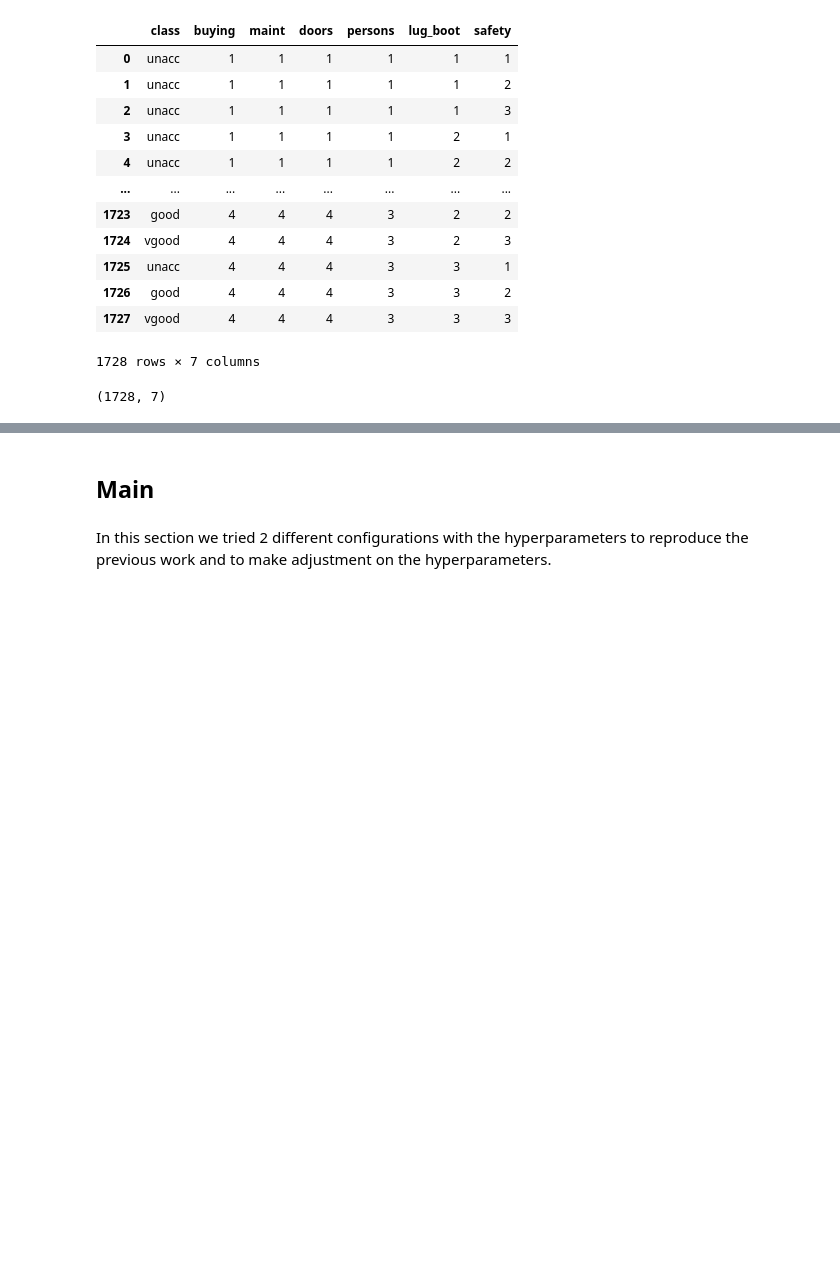
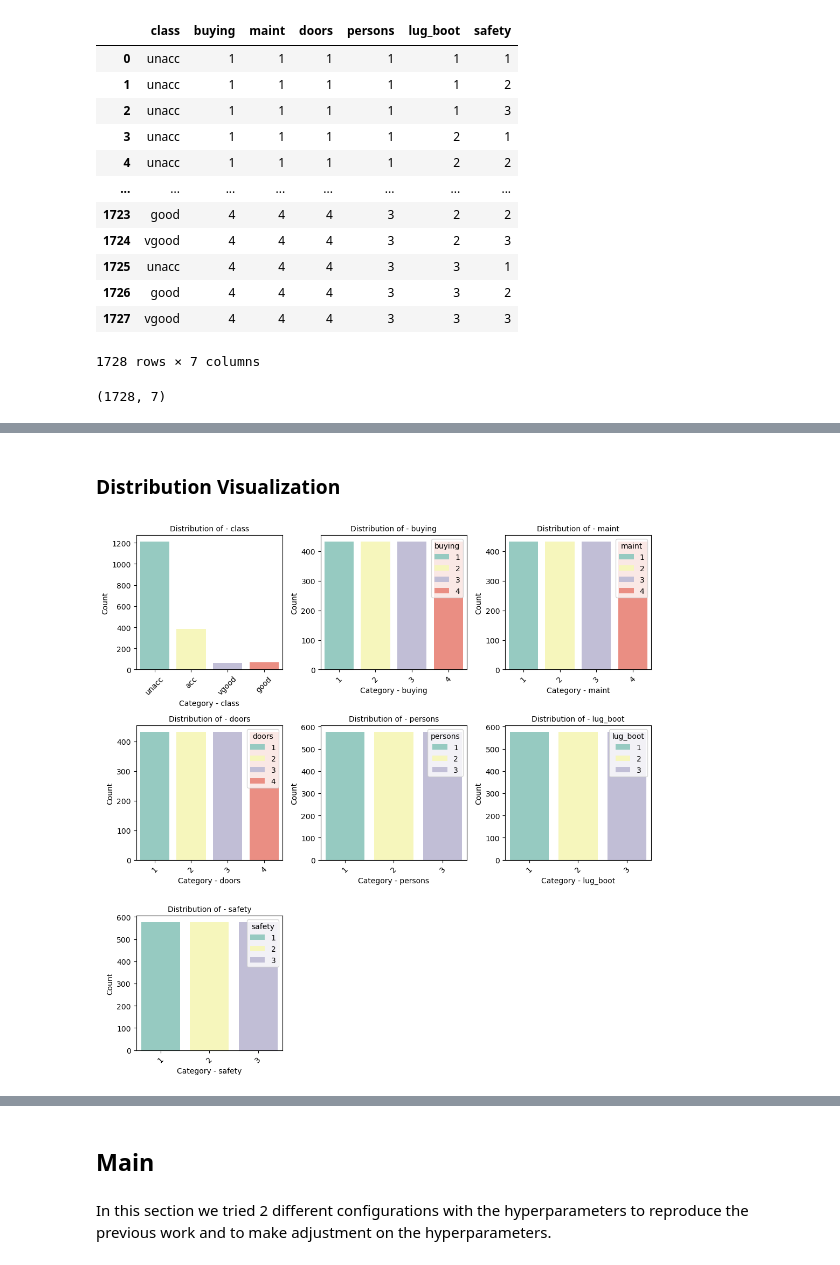
Before and after one commit to Drowsywolf/data2060, a Jupyter notebook: src/Report for Team Loading... .ipynb, the cells around one changed output, grey strips where cells are left out. Cells and saved outputs as stored; diff of their text form; code cells hidden in the pictures; blank space fills up the shorter version.

```diff
--- a/src/Report for Team Loading... .ipynb
+++ b/src/Report for Team Loading... .ipynb
@@ -739,0 +680,6 @@ print(yX_array.shape)
+# %% [markdown]
+### Distribution Visualization
+# %%
+plot_categorical_distributions(yX)
+# %% [output]
+[figure, added]
```
Also changed, not shown: parts of 99 cells of this notebook, 4 other files.
